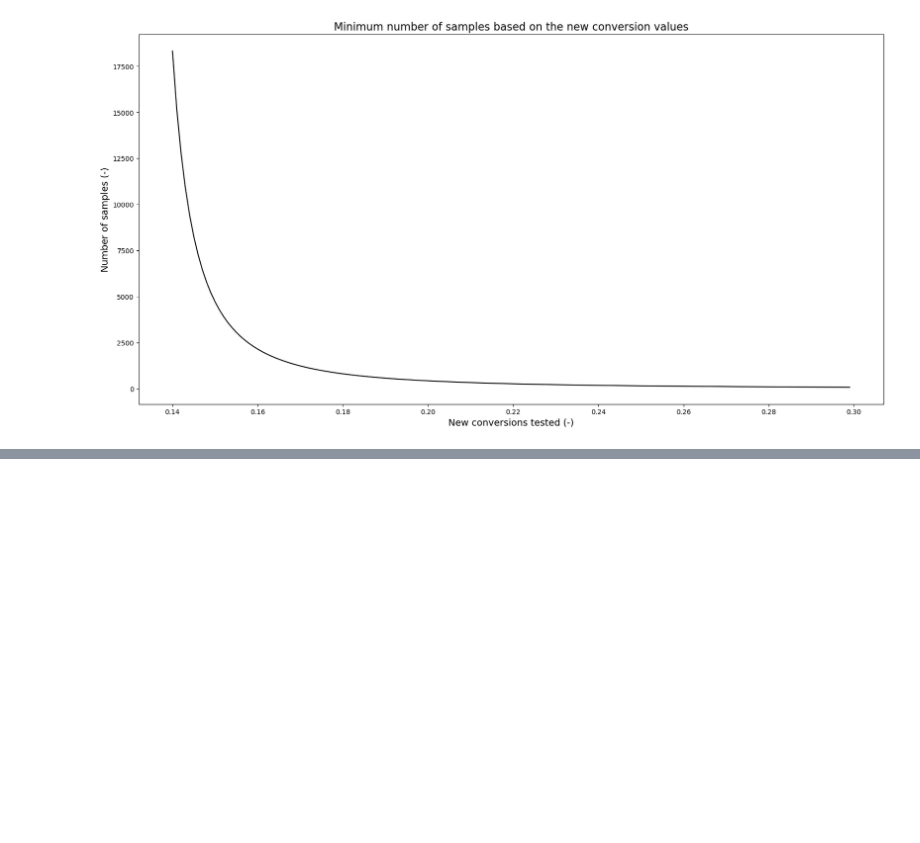
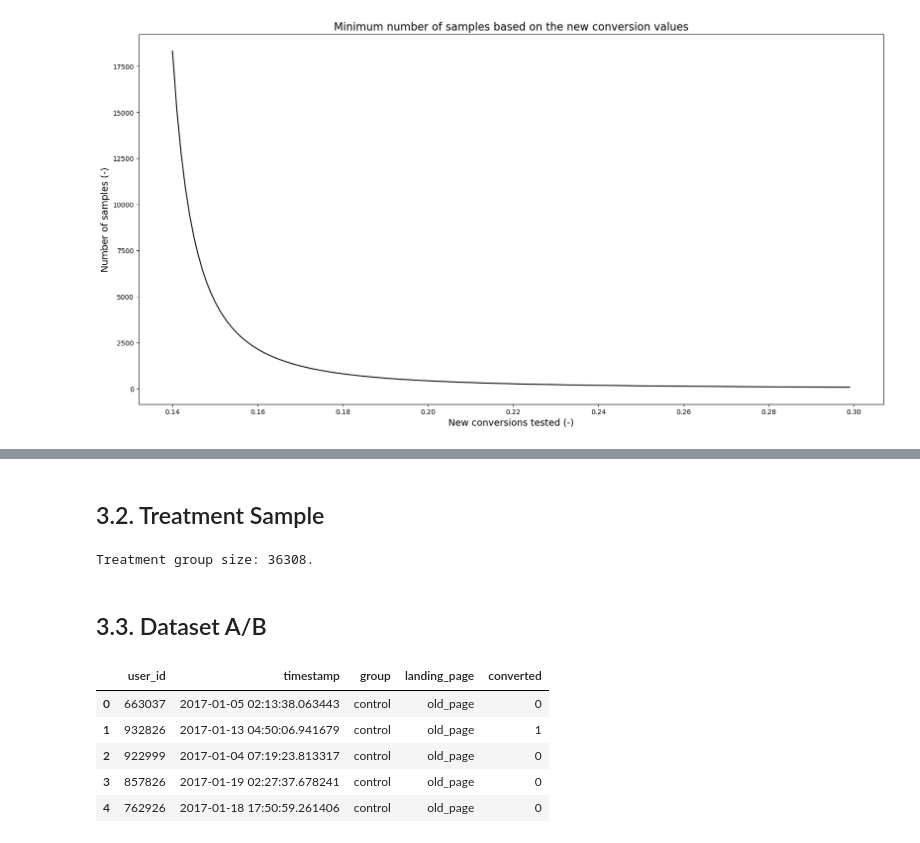
Before and after one commit to lucasquemelli/a-b_testing, a Jupyter notebook: ab_testing.ipynb, the cells around one changed output, grey strips where cells are left out. Drawn from its saved outputs; the diff is of its cells as text; code cells hidden in the pictures; blank space fills up the shorter version.

```diff
--- a/ab_testing.ipynb
+++ b/ab_testing.ipynb
@@ -437,0 +593,2 @@ Lower new conversion values result in lower conversion values differences. For l
+# %%
+df3 = df2.copy()
@@ -437,0 +606,2 @@ Lower new conversion values result in lower conversion values differences. For l
+# %%
+df_control_sample = df3[df3["group"] == "control"].sample(n=total, random_state=42)
@@ -437,0 +612,22 @@ Lower new conversion values result in lower conversion values differences. For l
+# %% [markdown]
+## 3.2. Treatment Sample
+# %%
+df_treatment_sample = df3[df3["group"] == "treatment"].sample(n=total, random_state=42)
+# %%
+print(f"Treatment group size: {df_treatment_sample.shape[0]}.")
+# %% [output]
+Treatment group size: 36308.
+# %% [markdown]
+## 3.3. Dataset A/B
+# %%
+df_ab = pd.concat([df_control_sample, df_treatment_sample]).reset_index()
+df_ab.drop(columns="index", inplace=True)
+# %%
+df_ab.head()
+# %% [output]
+|  | user_id | timestamp | group | landing_page | converted |
+| 0 | 663037 | 2017-01-05 02:13:38.063443 | control | old_page | 0 |
+| 1 | 932826 | 2017-01-13 04:50:06.941679 | control | old_page | 1 |
+| 2 | 922999 | 2017-01-04 07:19:23.813317 | control | old_page | 0 |
+| 3 | 857826 | 2017-01-19 02:27:37.678241 | control | old_page | 0 |
+| 4 | 762926 | 2017-01-18 17:50:59.261406 | control | old_page | 0 |
```
Also changed, not shown: parts of 50 cells of this notebook.
